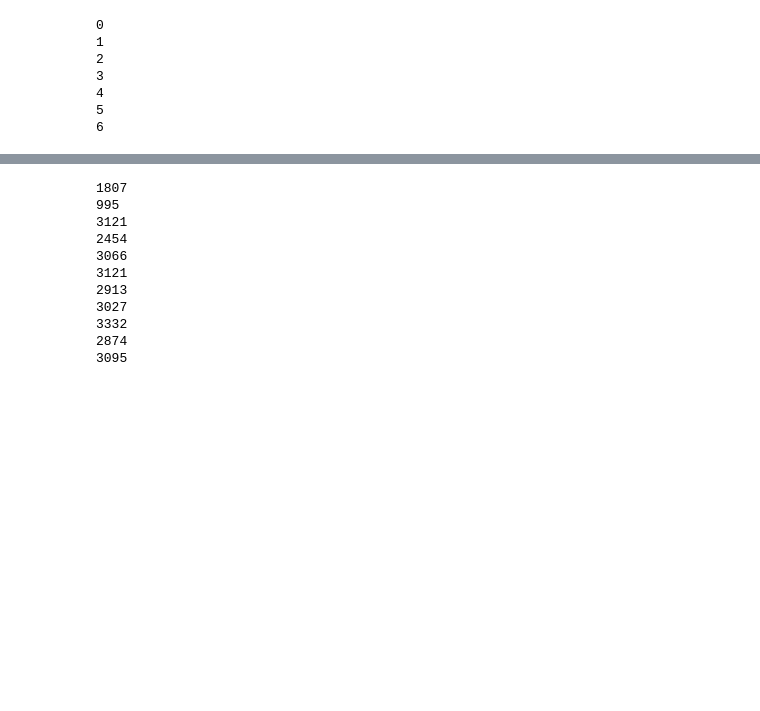
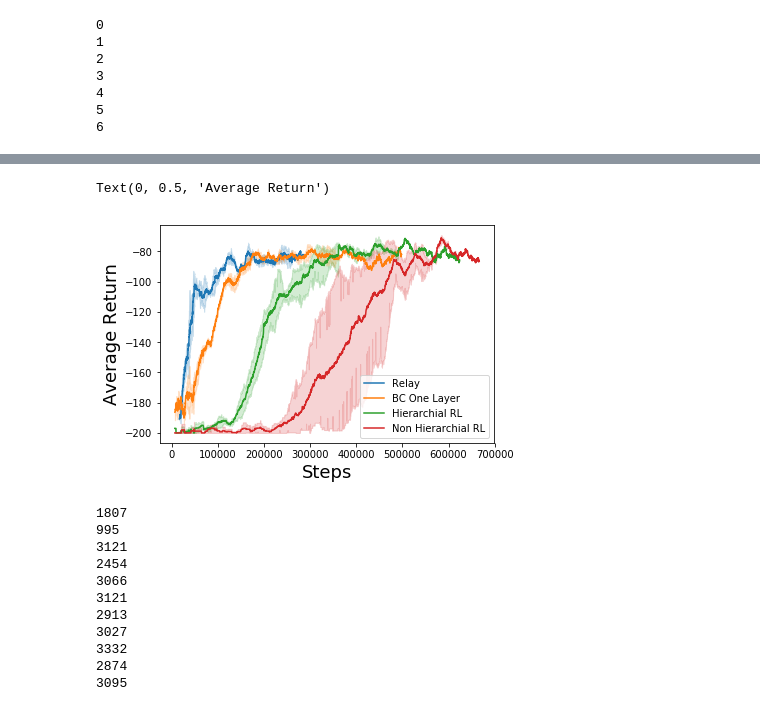
Before and after one commit to sholtodouglas/hierarchial_robotics, a Jupyter notebook: Quick Tests.ipynb, the cells around one changed output, grey strips where cells are left out. Drawn from its saved outputs; the diff is of its cells as text; code cells hidden in the pictures; blank space fills up the shorter version.

```diff
--- a/Quick Tests.ipynb
+++ b/Quick Tests.ipynb
@@ -1159,2 +1197,14 @@ def make_dataframe_from_logs(array):
+# %%
+sns.lineplot(x="steps", y="returns", data=relay);
+sns.lineplot(x="steps", y="returns", data=bc);
+sns.lineplot(x="steps", y="returns", data=hori_5);
+sns.lineplot(x="steps", y="returns", data=Nonhierarchial);
+
+plt.legend(labels=['Relay', 'BC One Layer', 'Hierarchial RL', 'Non Hierarchial RL'])
+plt.xlabel('Steps', fontsize=18)
+plt.ylabel('Average Return', fontsize=18)
+# %% [output]
+Text(0, 0.5, 'Average Return')
+[figure, added]
 # %%
 sns.set_style("white")
```
Also changed, not shown: parts of 14 cells of this notebook, 6 other files.
